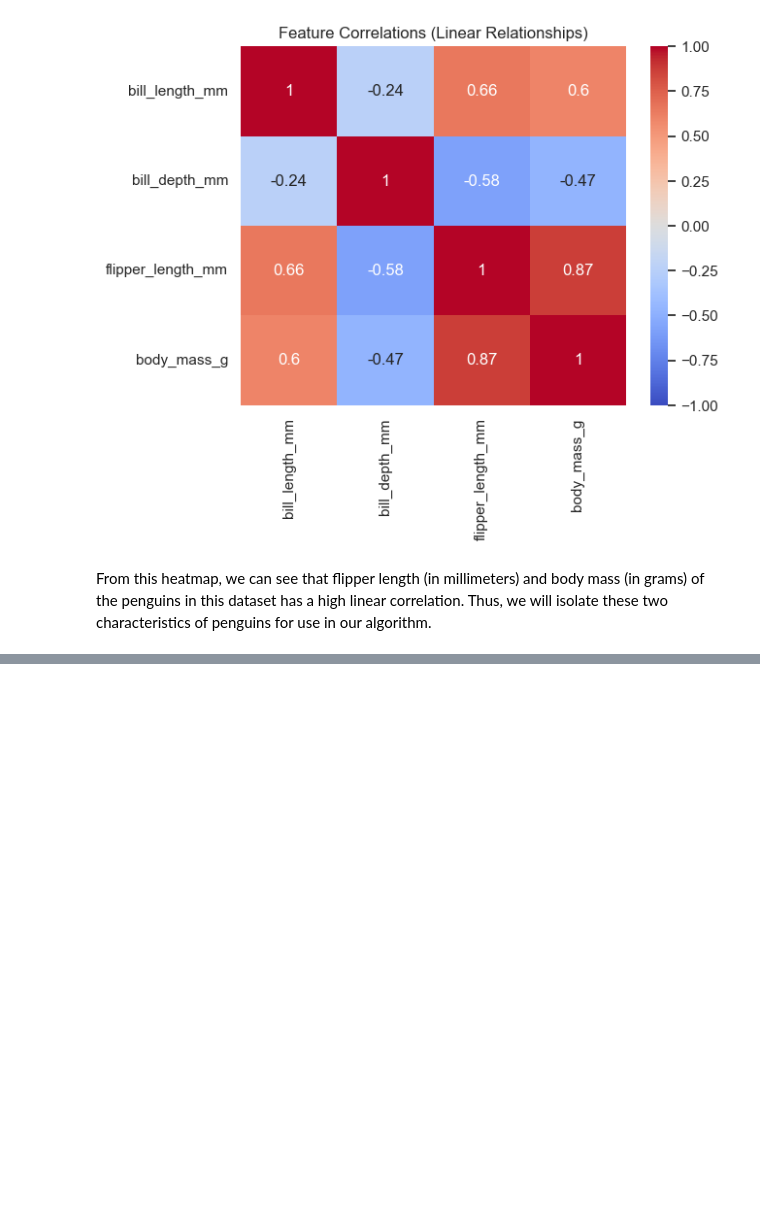
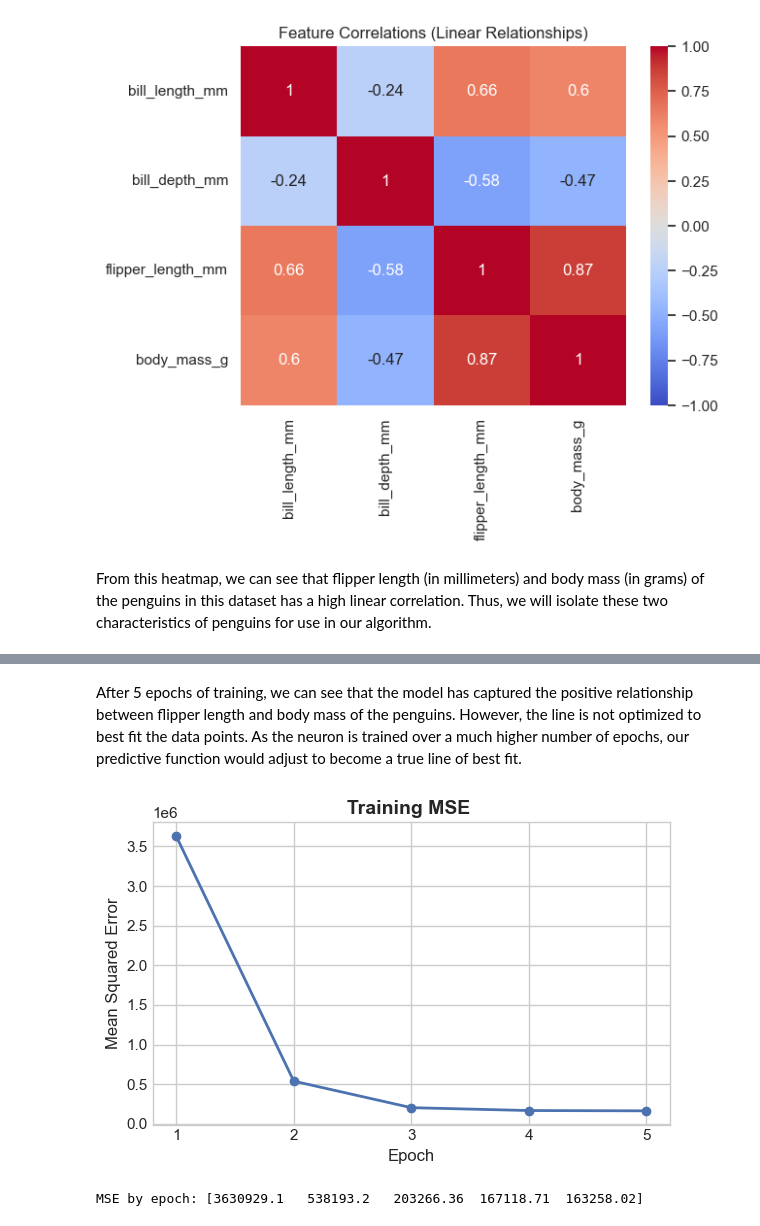
Before and after one commit to jonathanwoo17/INDE-577-F25, a Jupyter notebook: notebooks/2_linear_regression_demo.ipynb, the cells around one changed output, grey strips where cells are left out. Cells and saved outputs as stored; diff of their text form; code cells hidden in the pictures; blank space fills up the shorter version.

```diff
--- a/notebooks/2_linear_regression_demo.ipynb
+++ b/notebooks/2_linear_regression_demo.ipynb
@@ -56,0 +93,31 @@ From this heatmap, we can see that flipper length (in millimeters) and body mass
+# %%
+from sklearn.model_selection import train_test_split
+
+penguins_ready = penguins[["flipper_length_mm", "body_mass_g"]].dropna().reset_index(drop=True)
+
+# Create a "vector" column where each entry is a NumPy array of features
+penguins_ready["vector"] = penguins_ready[["flipper_length_mm"]].apply(lambda row: np.array(row), axis=1)
+
+print(penguins_ready)
+
+# Initialize model
+model = SingleNeuron()
+
+# Define which columns in the DataFrame to use
+model.vector_col = "vector"
+model.target_col = "body_mass_g"
+
+# 3. Split the DataFrame into train/test before calling prepare_data
+train_df, test_df = train_test_split(penguins_ready, test_size=0.2, random_state=12)
+
+# 4. Initialize the model
+model = SingleNeuron()
+model.vector_col = "vector"
+model.target_col = "body_mass_g"
+
+# 5. Prepare the arrays for each split
+X_train, y_train = model.prepare_data(train_df)
+X_test, y_test = model.prepare_data(test_df)
+
+print("Train shapes:", X_train.shape, y_train.shape)
+print("Test shapes: ", X_test.shape, y_test.shape)
@@ -56,0 +193,19 @@ From this heatmap, we can see that flipper length (in millimeters) and body mass
+# %% [markdown]
+After 5 epochs of training, we can see that the model has captured the positive relationship between flipper length and body mass of the penguins. However, the line is not optimized to best fit the data points. As the neuron is trained over a much higher number of epochs, our predictive function would adjust to become a true line of best fit.
+# %%
+mse = np.asarray(model.errors_)  # length should be 5
+
+plt.style.use("seaborn-v0_8-whitegrid")
+plt.figure(figsize=(6,4))
+plt.plot(range(1, len(mse)+1), mse, marker="o", linewidth=2)
+
+plt.title("Training MSE ", fontsize=14, weight="bold")
+plt.xlabel("Epoch", fontsize=12)
+plt.ylabel("Mean Squared Error", fontsize=12)
+
+plt.xticks(range(1, len(mse)+1))
+plt.tight_layout()
+plt.show()
+# %% [output]
+[figure, added]
+MSE by epoch: [3630929.1   538193.2   203266.36  167118.71  163258.02]
```
Also changed, not shown: parts of 8 cells of this notebook, 1 other file.
